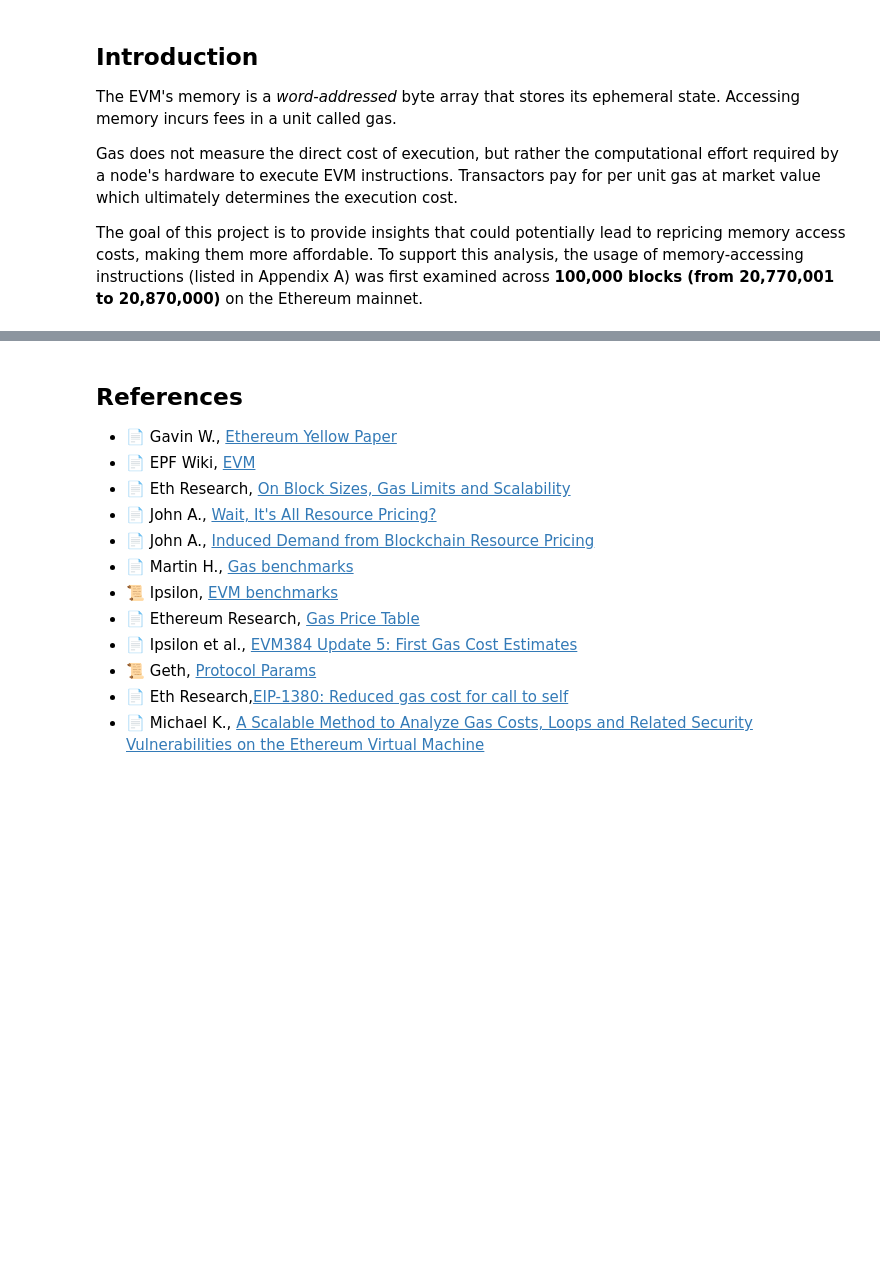
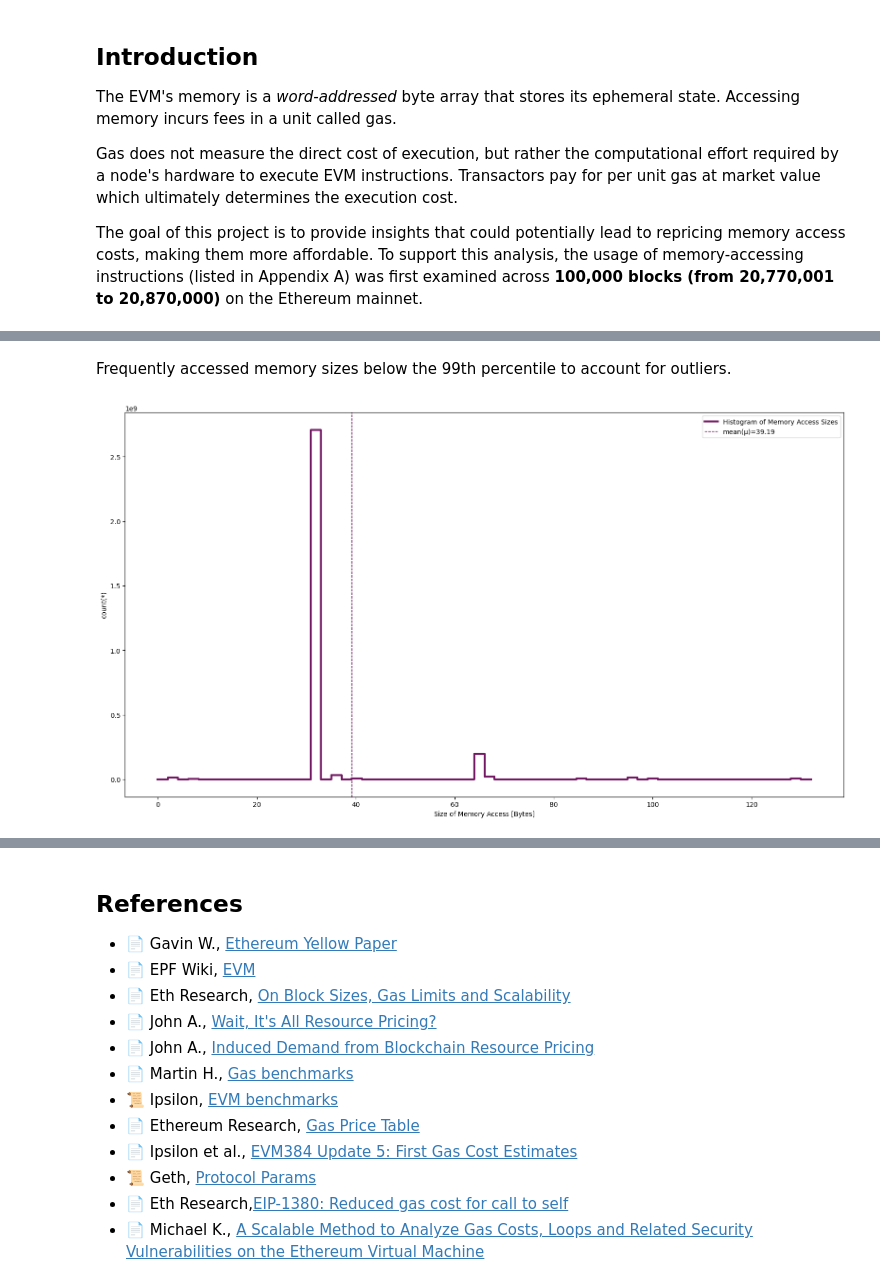
Before and after one commit to raxhvl/evm-memory-analysis, a Jupyter notebook: evm-memory-analysis.ipynb, the cells around one changed output, grey strips where cells are left out. Drawn from its saved outputs; the diff is of its cells as text; code cells hidden in the pictures; blank space fills up the shorter version.

```diff
--- a/evm-memory-analysis.ipynb
+++ b/evm-memory-analysis.ipynb
@@ -81,0 +83,12 @@ plt.show()
+# %% [markdown]
+Frequently accessed memory sizes below the 99th percentile to account for outliers.
+# %%
+plt.figure(figsize=(16,9))
+df.viz.histogram('memory_access_size', limits=[0,132], lw=3, shape=64, color=PRIMARY_COLOR, label="Histogram of Memory Access Sizes")
+plt.xlabel('Size of Memory Access [Bytes]')
+mean_size = df.memory_access_size.mean()
+plt.axvline(mean_size, color=PRIMARY_COLOR, linewidth=1, linestyle='--', label=f"mean(μ)={mean_size:.2f}")
+plt.legend()
+plt.show()
+# %% [output]
+[figure, added]
```
Also changed, not shown: parts of 12 cells of this notebook.
